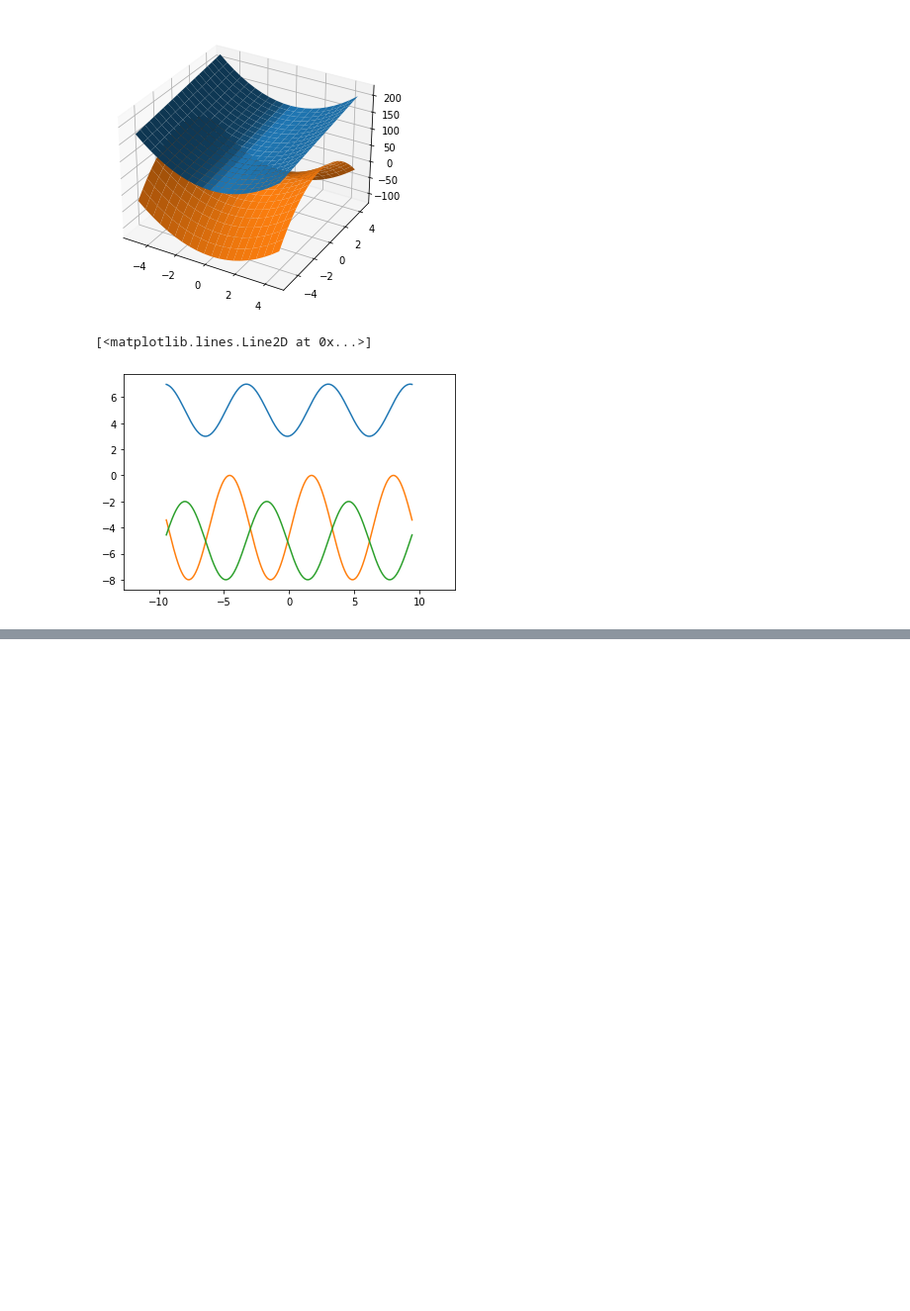
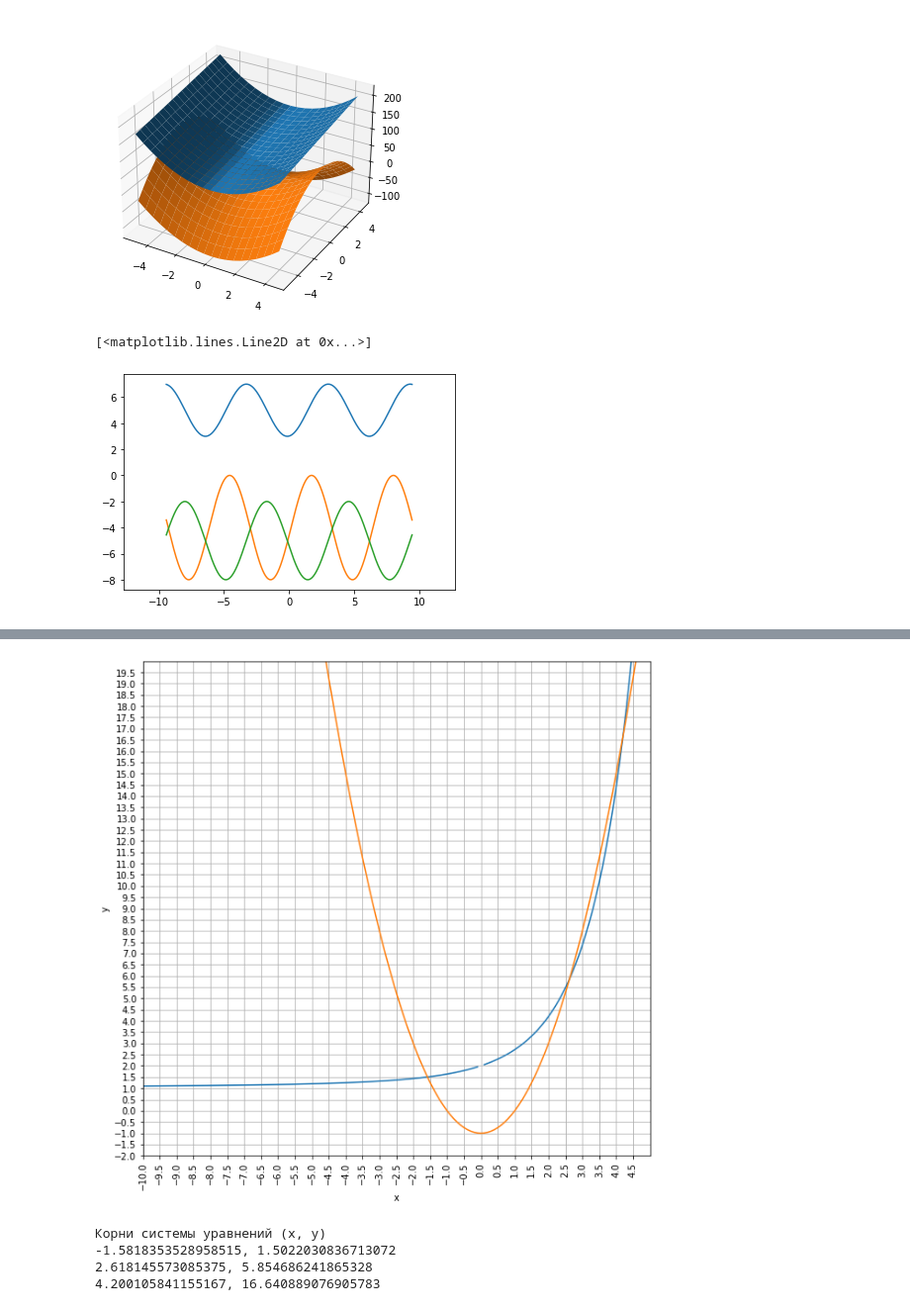
Before and after one commit to 13DMAA/DSM20, a Jupyter notebook: Math/Lesson_3/Untitled.ipynb, the cells around one changed output, grey strips where cells are left out. Shown at 99% size. Cells and saved outputs as stored; diff of their text form; code cells hidden in the pictures; blank space fills up the shorter version.

```diff
--- a/Math/Lesson_3/Untitled.ipynb
+++ b/Math/Lesson_3/Untitled.ipynb
@@ -101,0 +123,35 @@ plt.plot(x, y3)
+# %%
+# y = x2 – 1
+# exp(x) + x∙(1 – y) = 1
+import scipy
+from scipy.optimize import fsolve
+import matplotlib.ticker as ticker
+x = np.linspace(-10, 10, 201)
+plt.subplots(figsize=(10, 10))
+plt.plot(x, 1-(1-np.exp(x))/x)
+plt.plot(x, x**2 - 1)
+plt.xlabel('x')
+plt.ylabel('y')
+plt.xlim(-10,5)
+plt.ylim(-2,20)
+plt.xticks(np.arange(-10, 5, 0.5), rotation=90)
+plt.yticks(np.arange(-2, 20, 0.5))
+plt.grid(True)
+plt.show()
+def equations(p):
+    x, y = p
+    return (y - x**2 + 1, y - 1+(1-np.exp(x))/x)
+
+x1, y1 =  fsolve(equations, (-2, 0))
+x2, y2 =  fsolve(equations, (2, 5))
+x3, y3 =  fsolve(equations, (4, 14))
+print("Корни системы уравнений (x, y)")
+print (f"{x1}, {y1}")
+print (f"{x2}, {y2}")
+print (f"{x3}, {y3}")
+# %% [output]
+[figure, added]
+Корни системы уравнений (x, y)
+-1.5818353528958515, 1.5022030836713072
+2.618145573085375, 5.854686241865328
+4.200105841155167, 16.640889076905783
```
Also changed, not shown: parts of 4 cells of this notebook, 3 other files.
